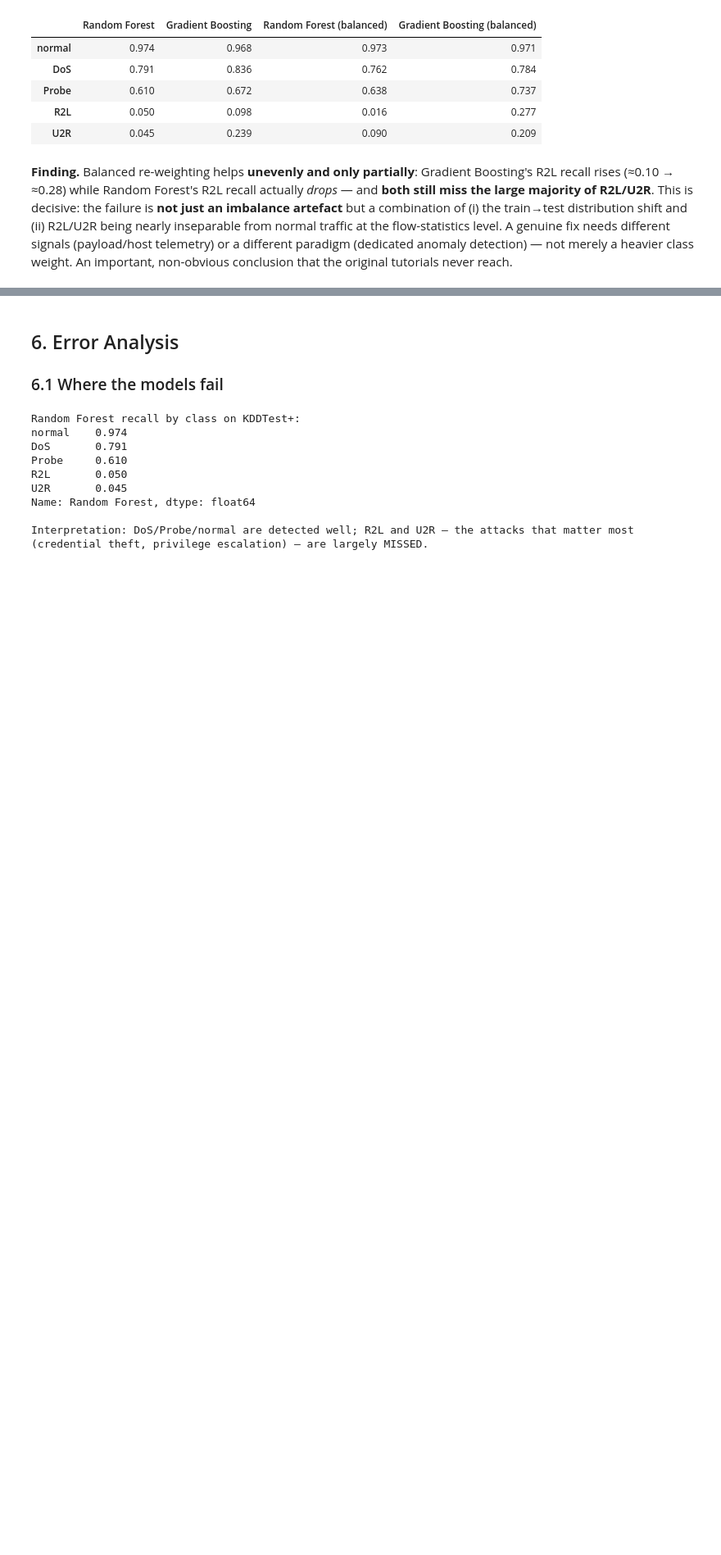
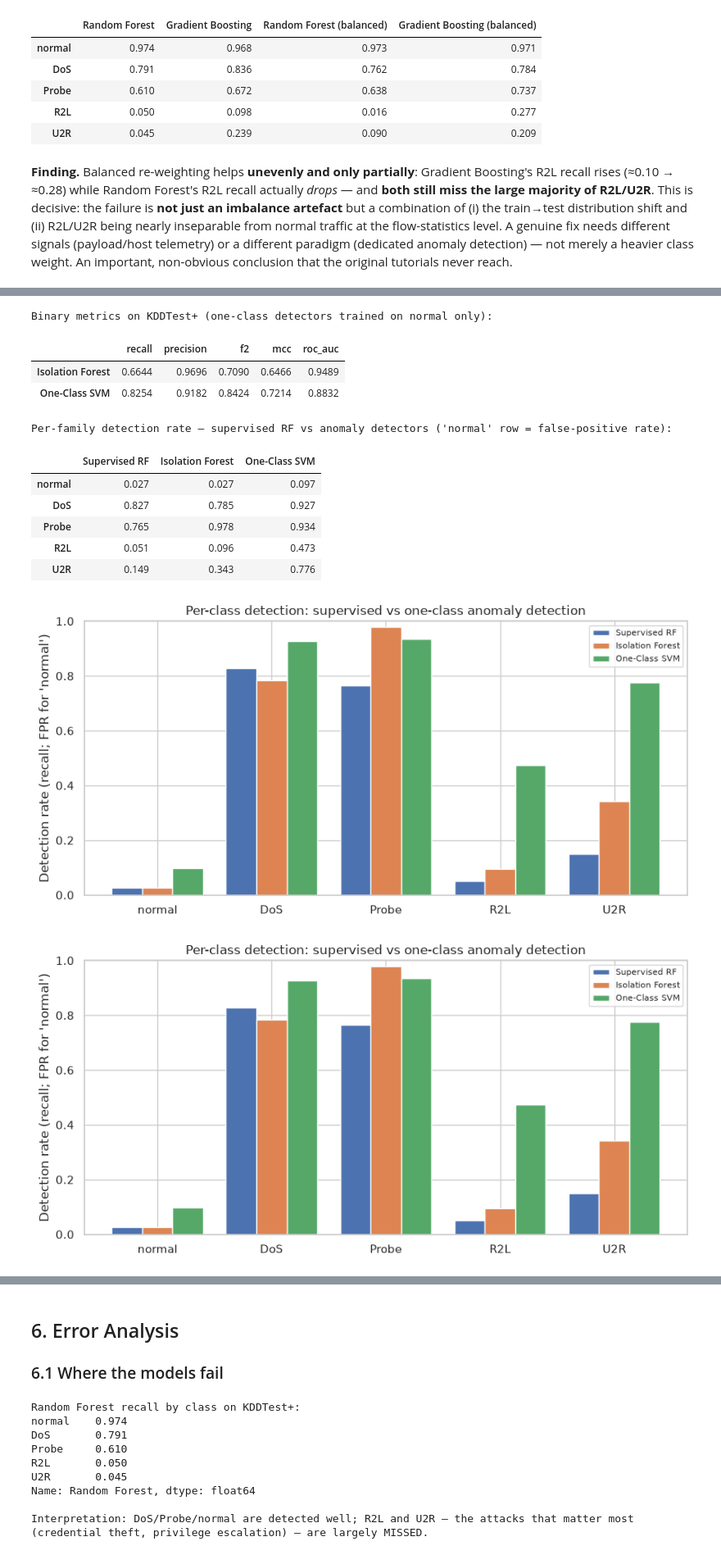
Before and after one commit to yosefshanaa/DataCyber, a Jupyter notebook: notebooks/analysis.ipynb, the cells around one changed output, grey strips where cells are left out. Shown at 82% size. Cells and saved outputs as stored; diff of their text form; code cells hidden in the pictures; blank space fills up the shorter version.

```diff
--- a/notebooks/analysis.ipynb
+++ b/notebooks/analysis.ipynb
@@ -274,0 +292,5 @@ distinction is essential in cyber data, where huge sample sizes make trivial cor
+# %%
+cmp_corr = eda.compare_correlation_methods(train, numeric_feats, threshold=0.9)
+RESULTS["pearson_vs_spearman"] = cmp_corr.to_dict("records")
+print("Pairs where Pearson and Spearman most disagree (heavy-tail distortion):")
+display(cmp_corr.head(8))
@@ -378,7 +419,7 @@ Xte_full, yte_bin = data.feature_matrix(test), test["is_attack"].to_numpy()
 # Protocol A — random split of KDDTrain+ (mimics the tutorials)
 Xa_tr, Xa_ev, ya_tr, ya_ev = train_test_split(
     Xtr_full, ytr_bin, test_size=0.20, random_state=RANDOM_STATE, stratify=ytr_bin)
-protoA, _ = fit_eval_binary(make := models.make_models(features.build_preprocessor(groups)),
+protoA, _ = fit_eval_binary(models.make_models(features.build_preprocessor(groups)),
                             Xa_tr, ya_tr, Xa_ev, ya_ev)
 
 # Protocol B — official KDDTest+
@@ -534,0 +724,50 @@ heavier class weight. An important, non-obvious conclusion that the original tut
+# %%
+# Shared leakage-safe encoding (labels never used by the scaler/one-hot).
+anom_prep = features.build_preprocessor(features.feature_groups(train))
+anom_prep.fit(data.feature_matrix(train))
+X_tr_all = anom_prep.transform(data.feature_matrix(train))
+X_te_all = anom_prep.transform(data.feature_matrix(test))
+normal_mask = (train["is_attack"] == 0).to_numpy()
+X_normal = X_tr_all[normal_mask]
+# One-Class SVM is O(n^2): fit on a capped normal subsample for tractability.
+rng = np.random.RandomState(RANDOM_STATE)
+svm_idx = rng.choice(X_normal.shape[0], size=min(8000, X_normal.shape[0]), replace=False)
+
+detectors = models.make_anomaly_detectors(svm_nu=0.1)
+anom_results, anom_detection = {}, {}
+# Supervised RF detection rate (flagged-as-attack per family) for a fair baseline.
+rf_bin_pred = (scoresB["Random Forest"] >= 0.5).astype(int)
+anom_detection["Supervised RF"] = evaluate.per_class_detection_rate(
+    yte_mc, rf_bin_pred, data.CLASS_ORDER)
+for name, det in detectors.items():
+    det.fit(X_normal if name == "Isolation Forest" else X_normal[svm_idx])
+    pred = det.predict(X_te_all)            # -1 = anomaly, +1 = inlier
+    y_attack = (pred == -1).astype(int)     # treat anomaly as predicted attack
+    score = -det.decision_function(X_te_all)  # higher = more anomalous
+    anom_results[name] = evaluate.binary_metrics(yte_bin, y_attack, score)
+    anom_detection[name] = evaluate.per_class_detection_rate(yte_mc, y_attack, data.CLASS_ORDER)
+RESULTS["anomaly_binary_metrics"] = anom_results
+detect_tbl = pd.DataFrame(anom_detection).round(3)
+RESULTS["anomaly_detection_rate"] = json.loads(detect_tbl.to_json())
+print("Binary metrics on KDDTest+ (one-class detectors trained on normal only):")
+display(evaluate.metrics_table(anom_results)[["recall", "precision", "f2", "mcc", "roc_auc"]])
+print("\nPer-family detection rate — supervised RF vs anomaly detectors "
+      "('normal' row = false-positive rate):")
+display(detect_tbl)
+evaluate.plot_detection_comparison(
+    detect_tbl, "Per-class detection: supervised vs one-class anomaly detection",
+    "anomaly_detection.png")
+# %% [output]
+Binary metrics on KDDTest+ (one-class detectors trained on normal only):
+|  | recall | precision | f2 | mcc | roc_auc |
+| Isolation Forest | 0.6644 | 0.9696 | 0.7090 | 0.6466 | 0.9489 |
+| One-Class SVM | 0.8254 | 0.9182 | 0.8424 | 0.7214 | 0.8832 |
+Per-family detection rate — supervised RF vs anomaly detectors ('normal' row = false-positive rate):
+|  | Supervised RF | Isolation Forest | One-Class SVM |
+| normal | 0.027 | 0.027 | 0.097 |
+| DoS | 0.827 | 0.785 | 0.927 |
+| Probe | 0.765 | 0.978 | 0.934 |
+| R2L | 0.051 | 0.096 | 0.473 |
+| U2R | 0.149 | 0.343 | 0.776 |
+[figure, added]
+[figure, added]
```
Also changed, not shown: parts of 16 cells of this notebook, 11 other files.
